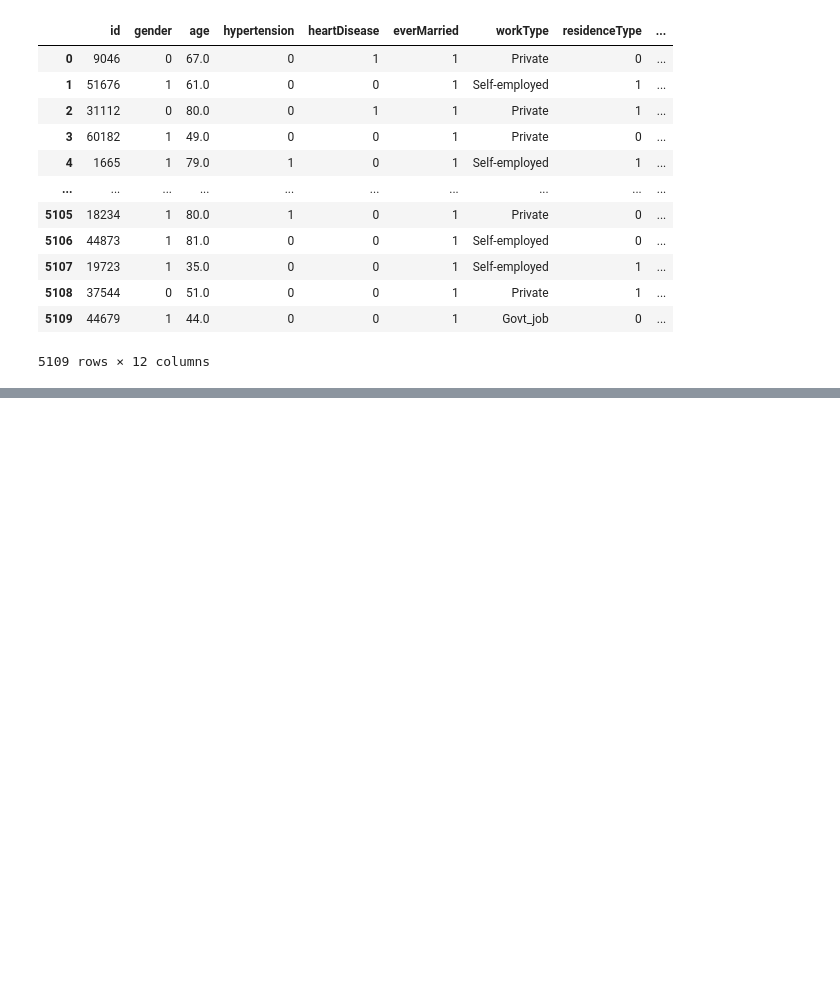
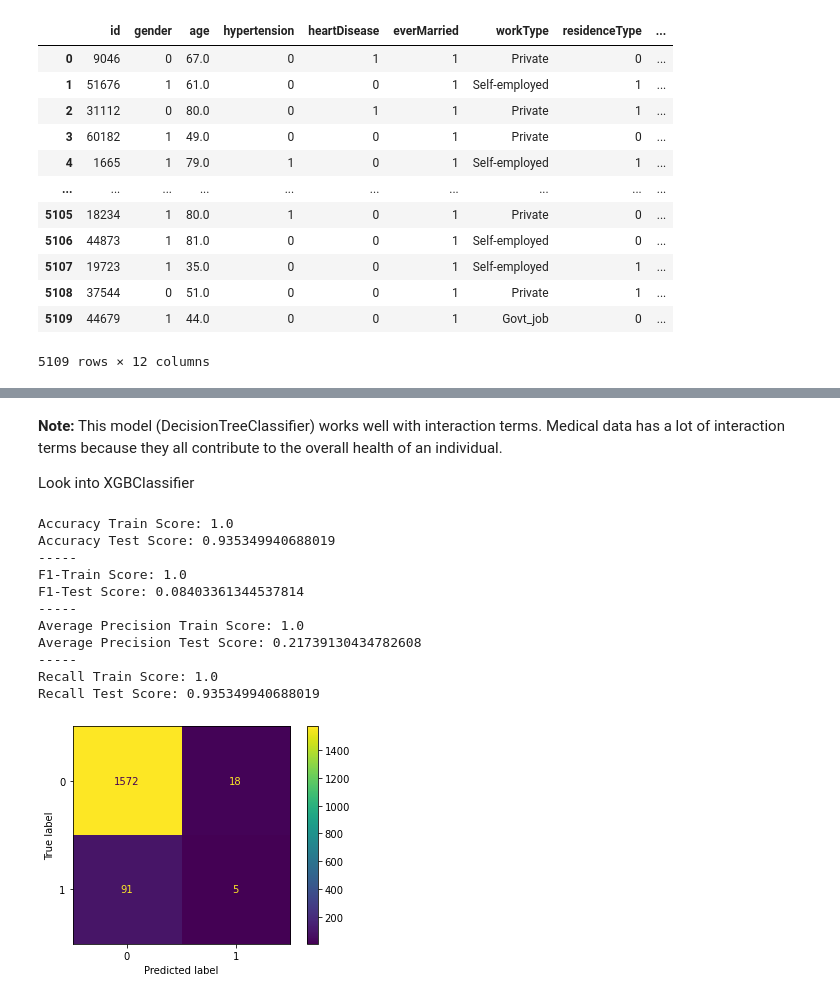
Before and after one commit to jpakele/strokePrediction, a Jupyter notebook: StrokePrediction.ipynb, the cells around one changed output, grey strips where cells are left out. Cells and saved outputs as stored; diff of their text form; code cells hidden in the pictures; blank space fills up the shorter version.

Commit message:
Update: Decision tree

```diff
--- a/StrokePrediction.ipynb
+++ b/StrokePrediction.ipynb
@@ -397,0 +396,39 @@ Please also refer to the documentation for alternative solver options:
+# %% [markdown]
+**Note:** This model (DecisionTreeClassifier) works well with interaction terms. Medical data has a lot of interaction terms because they all contribute to the overall health of an individual.
+
+Look into XGBClassifier
+# %%
+import xgboost as xgb
+xgbClass = xgb.XGBClassifier()
+
+xgbClass.fit(xTrainScaled, yTrain)
+
+yPredTrain = xgbClass.predict(xTrainScaled)
+yPredTest = xgbClass.predict(xTestScaled)
+
+plot_confusion_matrix(xgbClass, xTestScaled, yTest)
+
+print(f"Accuracy Train Score: {accuracy_score(yTrain, yPredTrain)}")
+print(f"Accuracy Test Score: {accuracy_score(yTest, yPredTest)}")
+print('-----')
+print(f"F1-Train Score: {f1_score(yTrain, yPredTrain)}")
+print(f"F1-Test Score: {f1_score(yTest, yPredTest)}")
+print('-----')
+print(f"Average Precision Train Score: {precision_score(yTrain, yPredTrain)}")
+print(f"Average Precision Test Score: {precision_score(yTest, yPredTest)}")
+print('-----')
+print(f"Recall Train Score: {recall_score(yTrain, yPredTrain, average='weighted')}")
+print(f"Recall Test Score: {recall_score(yTest, yPredTest, average='weighted')}")
+# %% [output]
+Accuracy Train Score: 1.0
+Accuracy Test Score: 0.935349940688019
+-----
+F1-Train Score: 1.0
+F1-Test Score: 0.08403361344537814
+-----
+Average Precision Train Score: 1.0
+Average Precision Test Score: 0.21739130434782608
+-----
+Recall Train Score: 1.0
+Recall Test Score: 0.935349940688019
+[figure, added]
```
Also changed, not shown: parts of 16 cells of this notebook, 1 other file.
